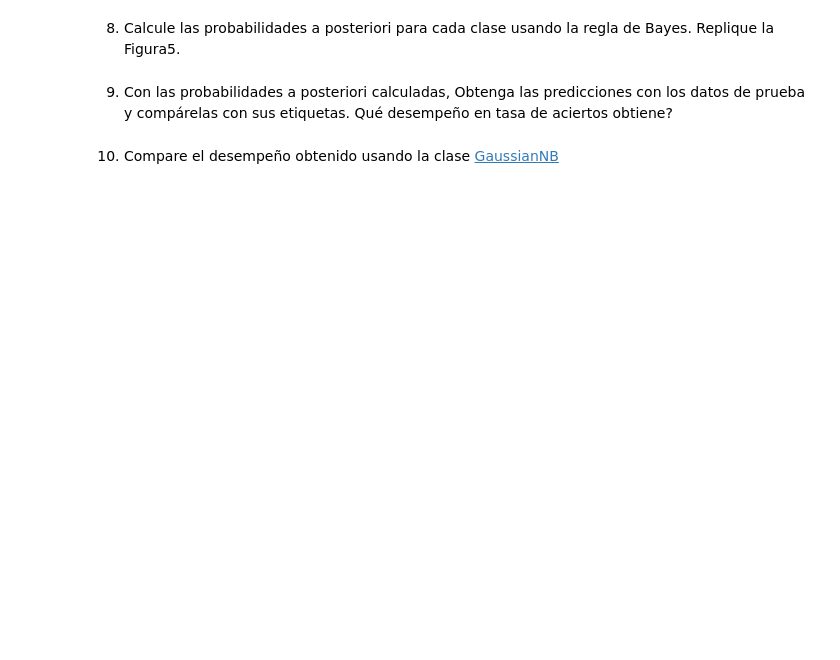
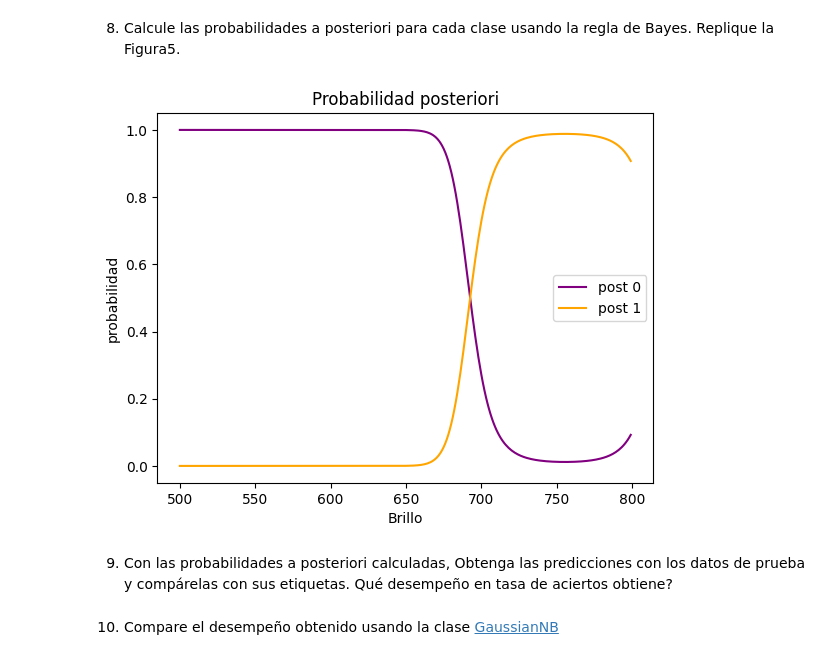
Before and after one commit to DinoMondino/IA, a Jupyter notebook: _5_Bayes-AD/NaiveBayes.ipynb, the cells around one changed output. Cells and saved outputs as stored; diff of their text form; code cells hidden in the pictures; blank space fills up the shorter version.

```diff
--- a/_5_Bayes-AD/NaiveBayes.ipynb
+++ b/_5_Bayes-AD/NaiveBayes.ipynb
@@ -249,4 +270,19 @@ NameError: name 'p_x_dado_y' is not defined
 # %% [markdown]
 8. Calcule las probabilidades a posteriori para cada clase usando la regla de Bayes. Replique la Figura5.
+# %%
+#  a posteriori = condicionada / marginal
+
+posteriori0 = conjunta0/marginal
+posteriori1 = conjunta1/marginal
+# %%
+plt.plot(range(500,800),posteriori0, color='purple', label='post 0')
+plt.plot(range(500,800),posteriori1, color='orange', label='post 1')
+plt.xlabel('Brillo')
+plt.ylabel('probabilidad')
+plt.legend()
+plt.title('Probabilidad posteriori')
+plt.show()
+# %% [output]
+[figure, added]
 # %% [markdown]
 9. Con las probabilidades a posteriori calculadas, Obtenga las predicciones con los datos de prueba y compárelas con sus etiquetas. Qué desempeño en tasa de aciertos obtiene?
```
Also changed, not shown: parts of 14 cells of this notebook, 1 other file.
